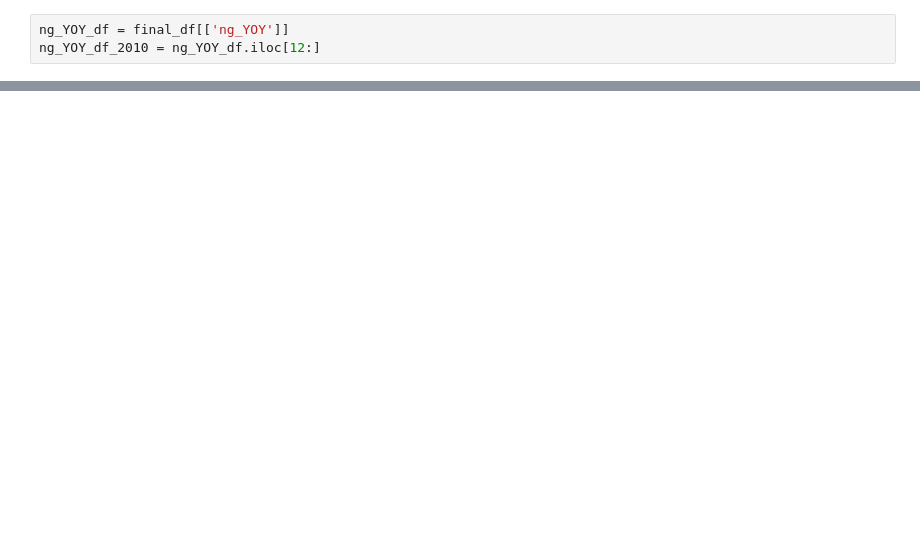
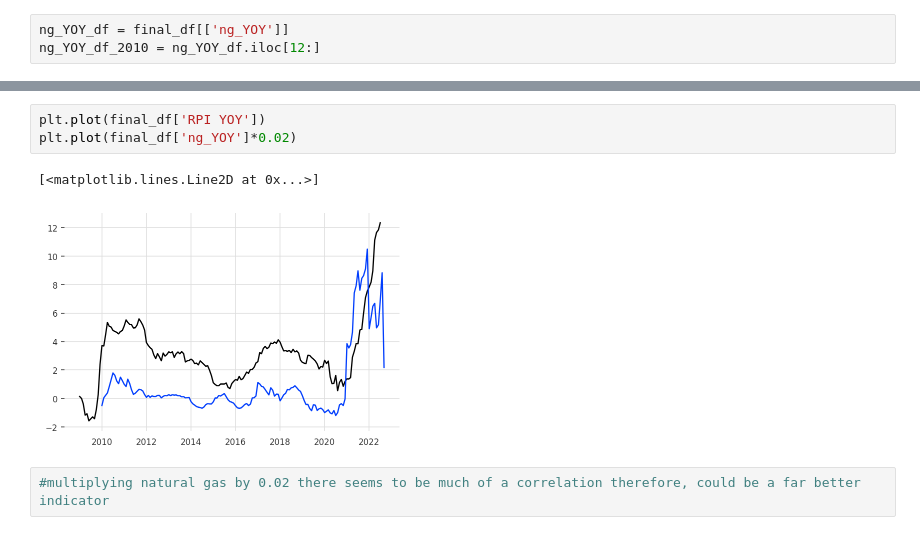
Before and after one commit to AltInt/Inflation_prediction, a Jupyter notebook: notebooks/arimaYOYNathan.ipynb, the cells around one changed output, grey strips where cells are left out. Saved outputs shown, nothing was run; the diff lists cells and outputs as text; blank space fills up the shorter version.

```diff
--- a/notebooks/arimaYOYNathan.ipynb
+++ b/notebooks/arimaYOYNathan.ipynb
@@ -283,0 +321,8 @@ mape
+# %%
+plt.plot(final_df['RPI YOY'])
+plt.plot(final_df['ng_YOY']*0.02)
+# %% [output]
+[<matplotlib.lines.Line2D at 0x...>]
+[figure, added]
+# %%
+#multiplying natural gas by 0.02 there seems to be much of a correlation therefore, could be a far better indicator
```
Also changed, not shown: parts of 146 cells of this notebook.
